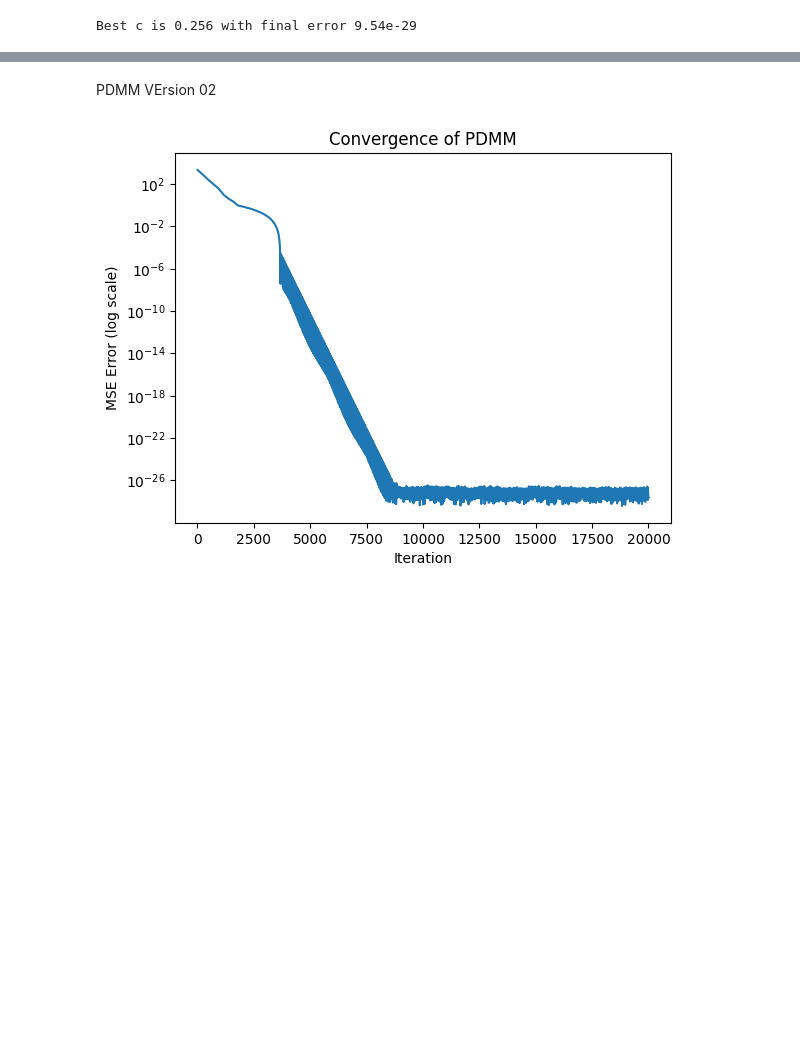
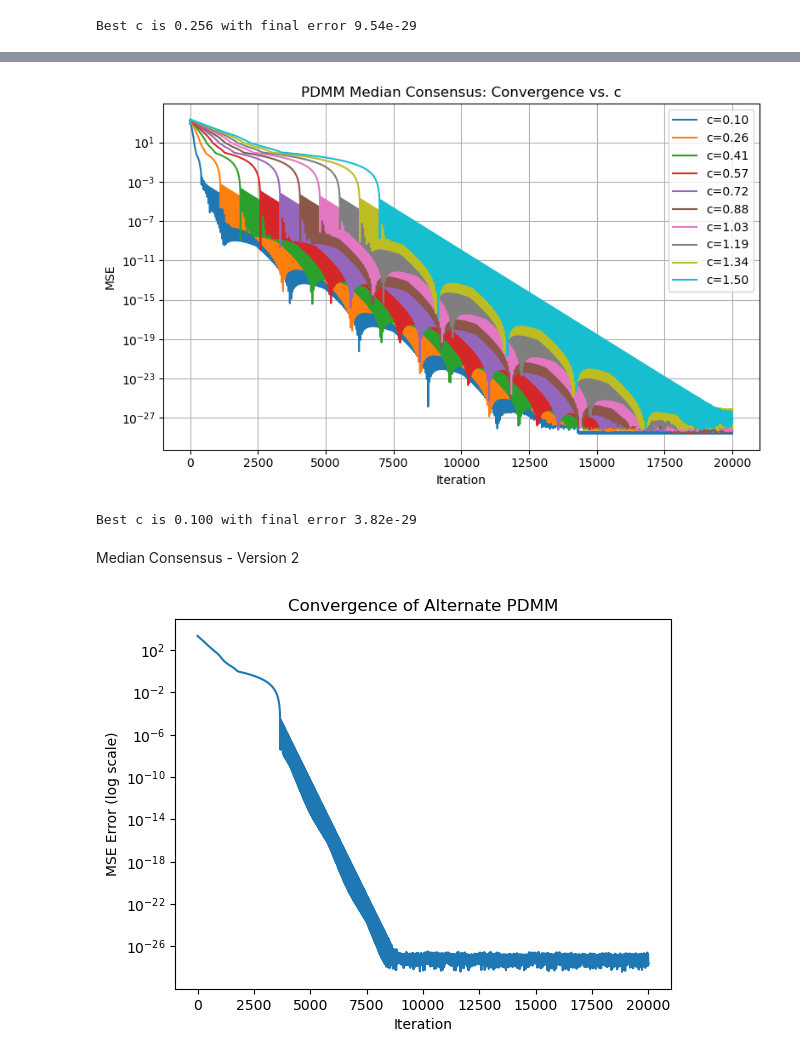
Before and after one commit to nish5180/Distributed_Signal_Processing_EE4540, a Jupyter notebook: distributed_project_git.ipynb, the cells around one changed output, grey strips where cells are left out. Saved outputs shown, nothing was run; the diff lists cells and outputs as text; code cells hidden in the pictures; blank space fills up the shorter version.

Commit message:
Added hyperparameter optimization for median

```diff
--- a/distributed_project_git.ipynb
+++ b/distributed_project_git.ipynb
@@ -418,11 +436,81 @@ print(f"True median: {true_med}")
 Final error: 2.262876941734876e-27
 Final node estimates (first 10): [46. 46. 46. 46. 46. 46. 46. 46. 46. 46.]
 True median: 46.0
+# %%
+# Test for best parameter c
+
+c_values = np.linspace(0.1, 1.5, 10)
+errors_vs_c = []
+final_errors = []
+
+iters = 20000  # You can increase for smoother curves
+
+for c in c_values:
+    # --- INITIALIZE ---
+    x = s.astype(float).copy()
+    z = {(i, j): 0.0 for i in G for j in neighbors[i]}
+    error_mc = [np.mean((x - true_med)**2)]
+
+    for k in range(iters):
+        x_new = np.zeros_like(x)
+
+        # --- PRIMAL UPDATE (your three-case logic) ---
+        for i in range(n):
+            di = degrees[i]
+            if di == 0:
+                x_new[i] = s[i]
+                continue
+
+            sum_z = sum((1 if i < j else -1) * z[(i, j)] for j in neighbors[i])
+
+            bound_1 = (1 - sum_z) / (c * di)
+            bound_2 = (-1 - sum_z) / (c * di)
+
+            lower_bound = min(bound_1, bound_2)
+            upper_bound = max(bound_1, bound_2)
+
+            if s[i] < lower_bound:
+                x_new[i] = lower_bound
+            elif s[i] > upper_bound:
+                x_new[i] = upper_bound
+            else:
+                x_new[i] = s[i]
+
+        # --- DUAL UPDATE (your logic) ---
+        old_z = z.copy()
+        for i in range(n):
+            for j in neighbors[i]:
+                A_ij = 1 if i < j else -1
+                z[(j, i)] = 0.5 * old_z[(j, i)] + 0.5 * (old_z[(i, j)] + 2 * c * A_ij * x_new[i])
+
+        x = x_new
+        error_mc.append(np.mean((x - true_med) ** 2))
+
+    errors_vs_c.append(error_mc)
+    final_errors.append(error_mc[-1])
+
+# === Plot convergence for different c
+plt.figure(figsize=(8, 5))
+for idx, c in enumerate(c_values):
+    plt.semilogy(errors_vs_c[idx], label=f"c={c:.2f}")
+plt.xlabel("Iteration")
+plt.ylabel("MSE")
+plt.title("PDMM Median Consensus: Convergence vs. c")
+plt.legend()
+plt.grid(True)
+plt.tight_layout()
+plt.show()
+
+# === Report best c
+best_c_idx = np.argmin(final_errors)
+print(f"Best c is {c_values[best_c_idx]:.3f} with final error {final_errors[best_c_idx]:.2e}")
+# %% [output]
+[figure, added]
+Best c is 0.100 with final error 3.82e-29
 # %% [markdown]
-PDMM VErsion 02
+Median Consensus - Version 2
 # %%
-import time
-
+# Alternate Version of Median Consensus Code
 
 # === Prepare PDMM variables ===
 A_matrix = (adj_matrix > 0).astype(int)  # binary adjacency matrix
@@ -482,8 +570,8 @@ plt.figure()
 plt.semilogy(errors)
 plt.xlabel('Iteration')
 plt.ylabel('MSE Error (log scale)')
-plt.title('Convergence of PDMM')
+plt.title('Convergence of Alternate PDMM')
 plt.show()
 # %% [output]
-[figure, old version]
+[figure, new version]
 # %% [markdown]
```
Also changed, not shown: parts of 21 cells of this notebook.
